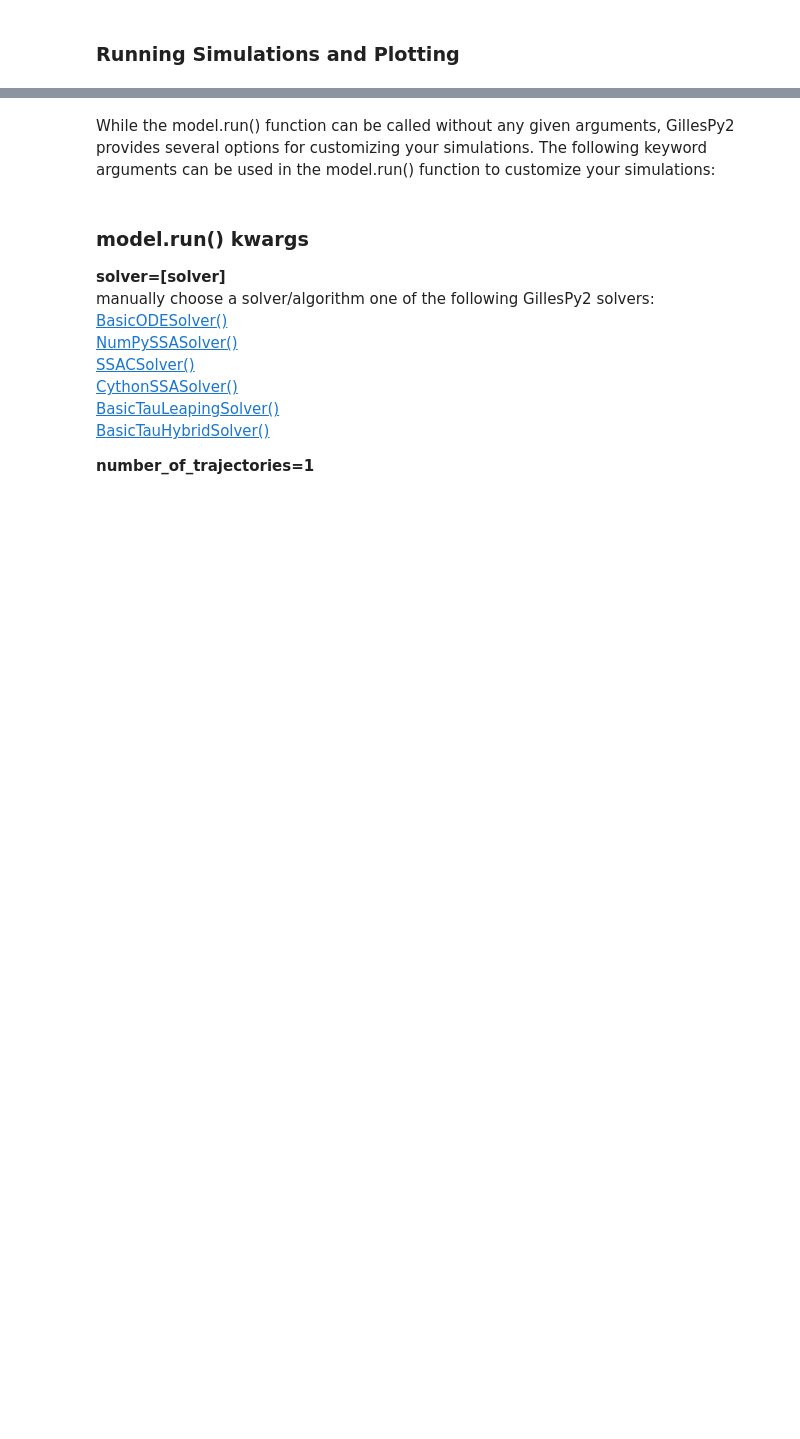
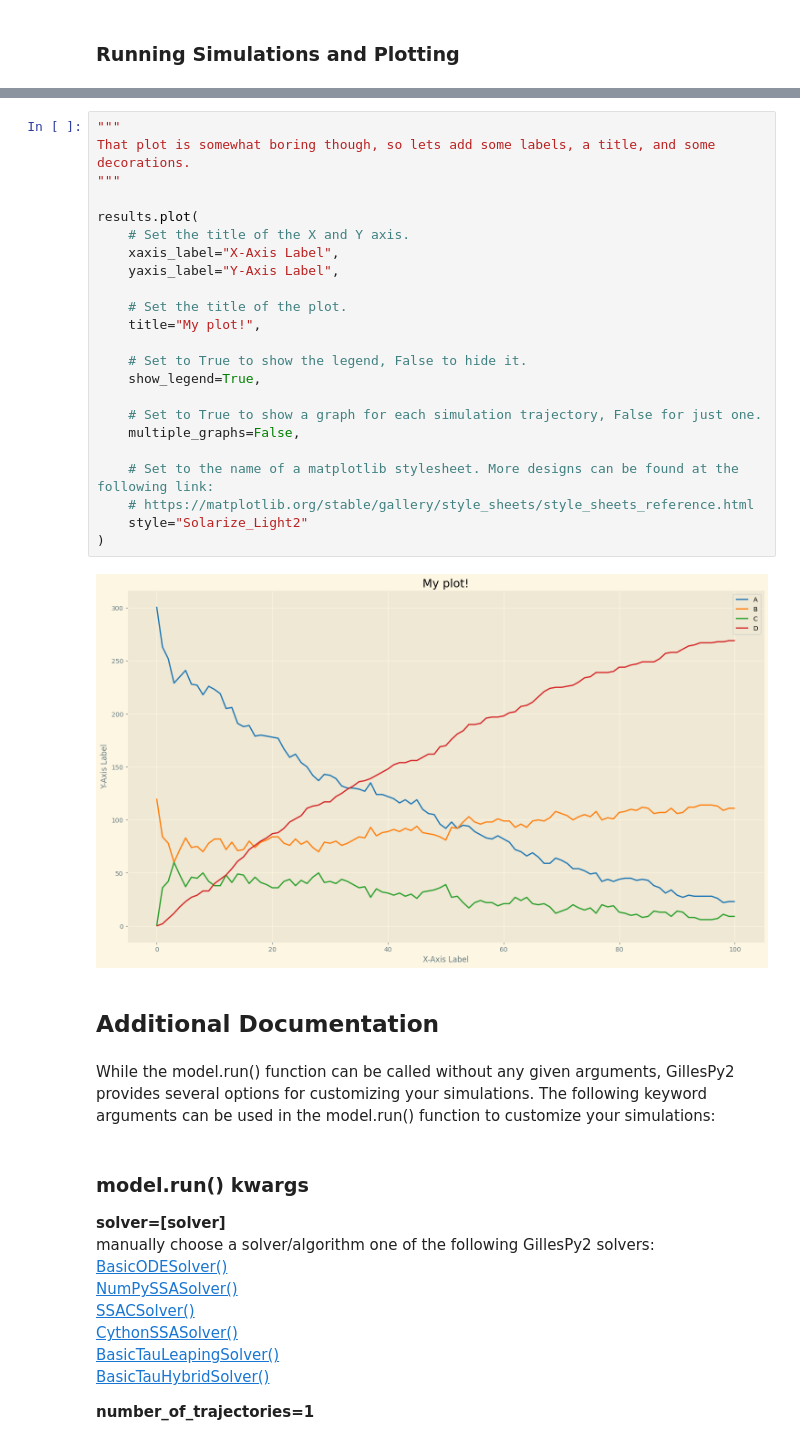
Before and after one commit to StochSS/GillesPy2, a Jupyter notebook: examples/StartHere.ipynb, the cells around one changed output, grey strips where cells are left out. Drawn from its saved outputs; the diff is of its cells as text; blank space fills up the shorter version.

```diff
--- a/examples/StartHere.ipynb
+++ b/examples/StartHere.ipynb
@@ -86,3 +180,30 @@ results.plot()
+# %%
+"""
+That plot is somewhat boring though, so lets add some labels, a title, and some decorations.
+"""
+
+results.plot(
+	# Set the title of the X and Y axis.
+	xaxis_label="X-Axis Label",
+	yaxis_label="Y-Axis Label",
+
+	# Set the title of the plot.
+	title="My plot!",
+
+	# Set to True to show the legend, False to hide it.
+	show_legend=True,
+
+	# Set to True to show a graph for each simulation trajectory, False for just one.
+	multiple_graphs=False,
+
+	# Set to the name of a matplotlib stylesheet. More designs can be found at the following link:
+	# https://matplotlib.org/stable/gallery/style_sheets/style_sheets_reference.html
+	style="Solarize_Light2"
+)
+# %% [output]
+[figure, added]
+# %% [markdown]
+## Additional Documentation
 # %% [markdown]
 While the model.run() function can be called without any given arguments, GillesPy2 provides several options for customizing your simulations.  The following keyword arguments can be used in the model.run() function to customize your simulations:
 <br/><br/>
```
Also changed, not shown: parts of 9 cells of this notebook.
